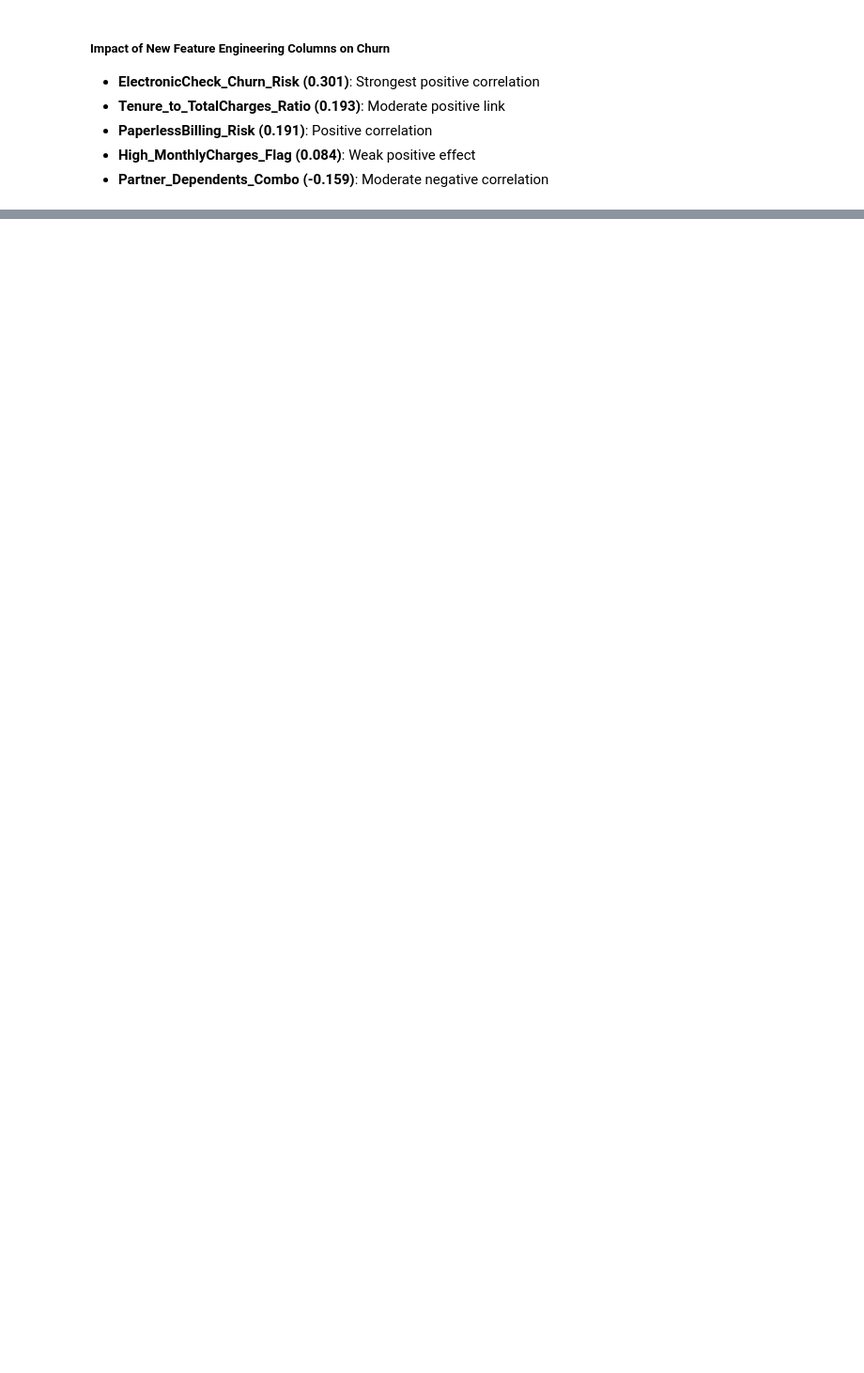
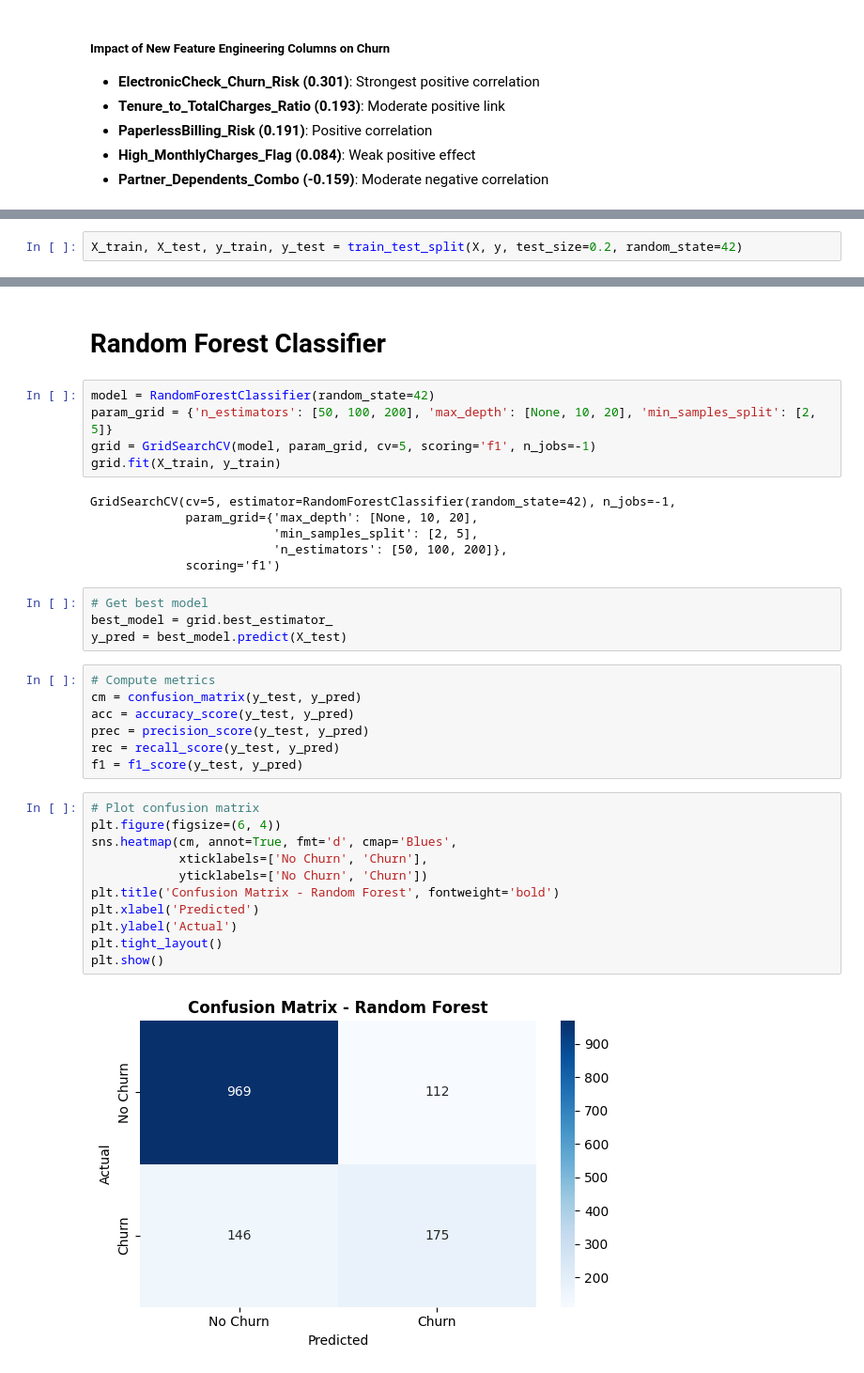
Before and after one commit to Tokal-27/GTC-Customer-Churn-Prediction, a Jupyter notebook: Customer_Churn_.ipynb, the cells around one changed output, grey strips where cells are left out. Shown at 94% size. Drawn from its saved outputs; the diff is of its cells as text; blank space fills up the shorter version.

Commit message:
Finished Modeling

```diff
--- a/Customer_Churn_.ipynb
+++ b/Customer_Churn_.ipynb
@@ -610,0 +621,2 @@ Name: Churn, dtype: float64
+# %%
+X_train, X_test, y_train, y_test = train_test_split(X, y, test_size=0.2, random_state=42)
@@ -610,0 +628,37 @@ Name: Churn, dtype: float64
+# %% [markdown]
+# **Random Forest Classifier**
+# %%
+model = RandomForestClassifier(random_state=42)
+param_grid = {'n_estimators': [50, 100, 200], 'max_depth': [None, 10, 20], 'min_samples_split': [2, 5]}
+grid = GridSearchCV(model, param_grid, cv=5, scoring='f1', n_jobs=-1)
+grid.fit(X_train, y_train)
+# %% [output]
+GridSearchCV(cv=5, estimator=RandomForestClassifier(random_state=42), n_jobs=-1,
+             param_grid={'max_depth': [None, 10, 20],
+                         'min_samples_split': [2, 5],
+                         'n_estimators': [50, 100, 200]},
+             scoring='f1')
+# %%
+# Get best model
+best_model = grid.best_estimator_
+y_pred = best_model.predict(X_test)
+# %%
+# Compute metrics
+cm = confusion_matrix(y_test, y_pred)
+acc = accuracy_score(y_test, y_pred)
+prec = precision_score(y_test, y_pred)
+rec = recall_score(y_test, y_pred)
+f1 = f1_score(y_test, y_pred)
+# %%
+# Plot confusion matrix
+plt.figure(figsize=(6, 4))
+sns.heatmap(cm, annot=True, fmt='d', cmap='Blues',
+            xticklabels=['No Churn', 'Churn'],
+            yticklabels=['No Churn', 'Churn'])
+plt.title('Confusion Matrix - Random Forest', fontweight='bold')
+plt.xlabel('Predicted')
+plt.ylabel('Actual')
+plt.tight_layout()
+plt.show()
+# %% [output]
+[figure, added]
```
Also changed, not shown: parts of 45 cells of this notebook.
